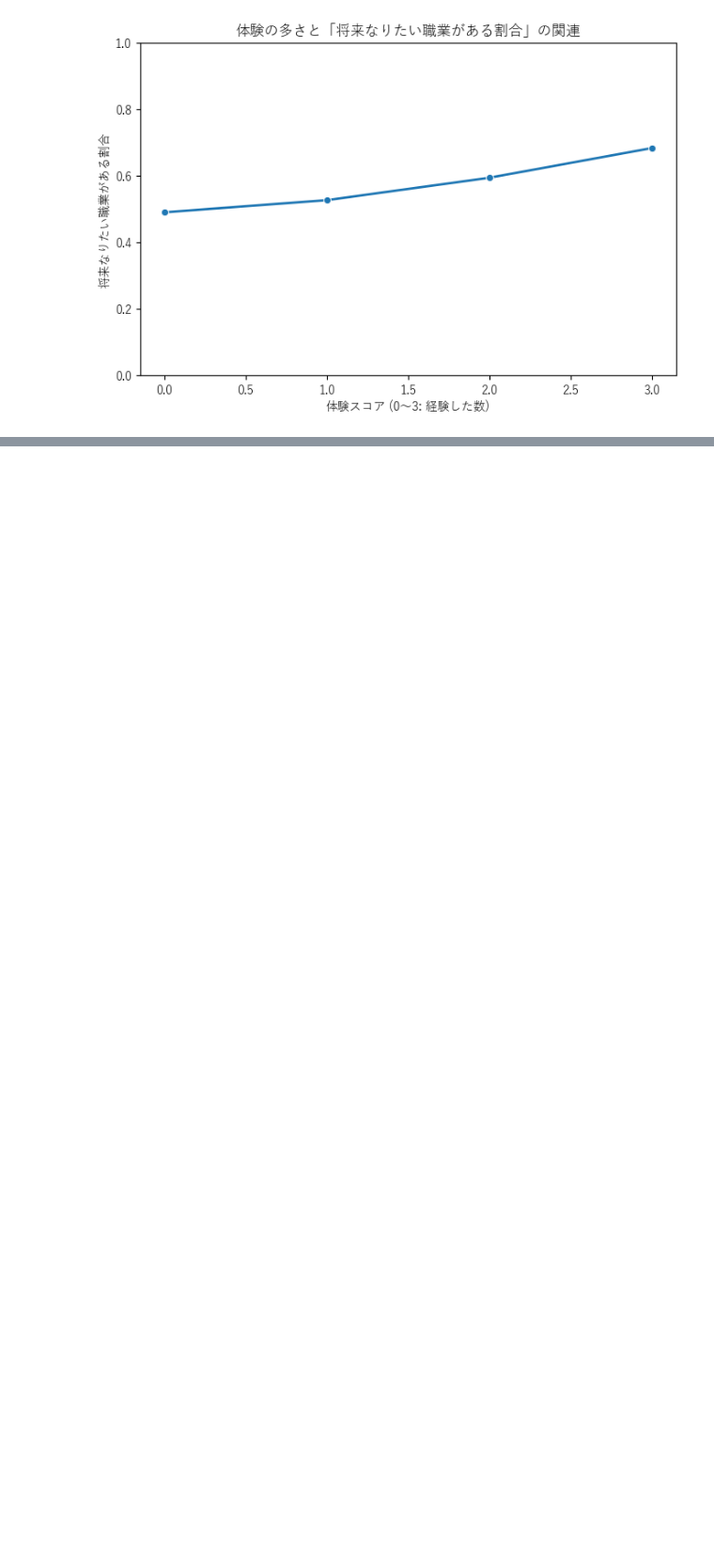
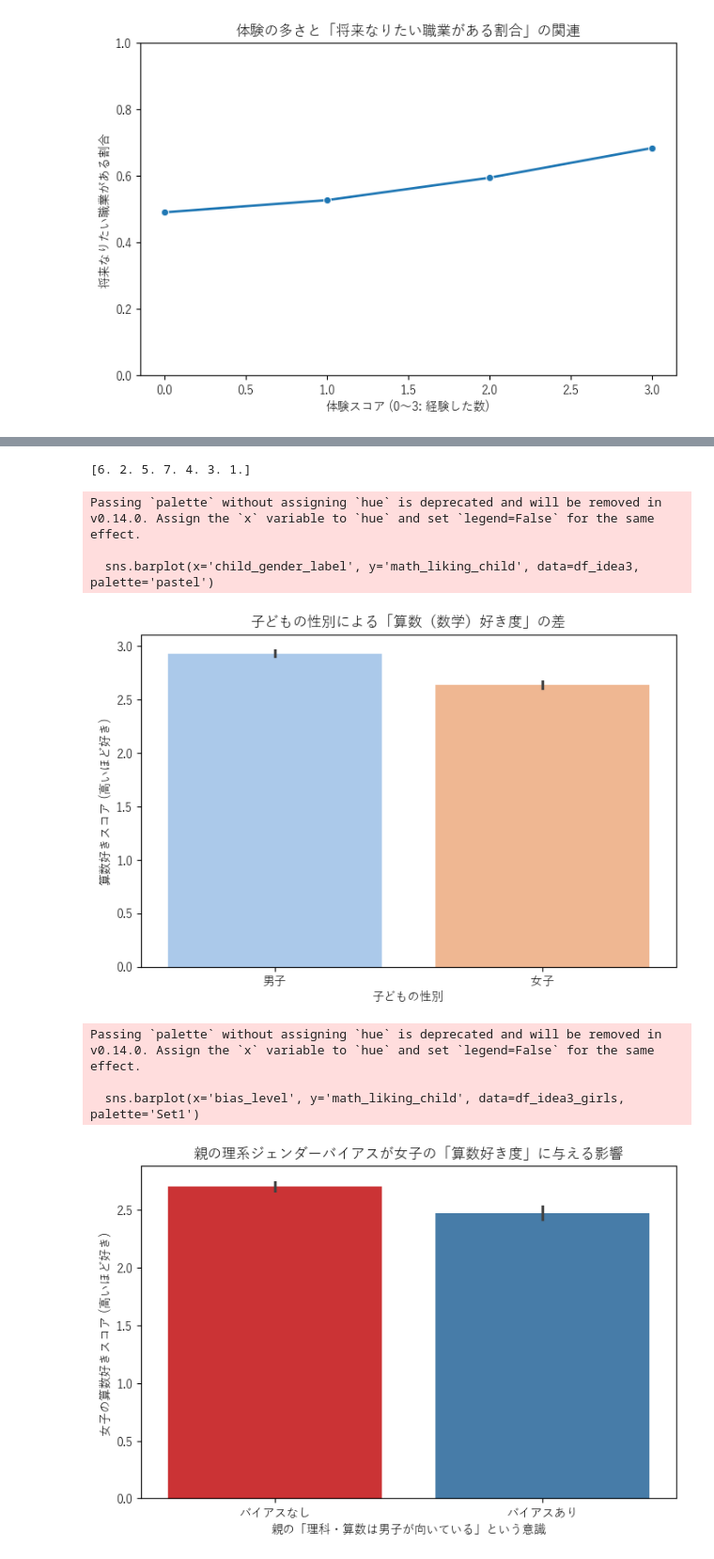
Before and after one commit to KyosukeNagai/DataScienceCompetition, a Jupyter notebook: test.ipynb, the cells around one changed output, grey strips where cells are left out. Shown at 94% size. Cells and saved outputs as stored; diff of their text form; code cells hidden in the pictures; blank space fills up the shorter version.

```diff
--- a/test.ipynb
+++ b/test.ipynb
@@ -93,0 +209,77 @@ plt.show()
+# %%
+# =========================================================
+# アイデア案3：「無意識のバイアス」による進路選択の格差（見えない壁）
+# =========================================================
+
+# 分析に必要な変数の抽出（Wave 6のデータを使用）
+columns_idea3 = [
+    'ds0000000019_w6c', # 子どもの性別 (1:男子, 2:女子)
+    'ds0000000156_w6c', # 子どもの教科好き：算数（数学） (1:とても好き〜4:まったく好きではない, 5:わからない・ない)
+    'ds0000000390_w6p', # 親の意見：算数（数学）や理科は男子のほうが向いている (1:とてもそう思う〜4:まったくそう思わない)
+    'ds0000000198_w6c'  # 子どもの将来の希望進学段階 (1:中学校まで〜7:大学院まで, 9:まだ決めていない)
+]
+
+df_idea3 = df[columns_idea3].copy()
+
+# 欠損値の処理
+for col in columns_idea3:
+    df_idea3[col] = df_idea3[col].replace(7777, np.nan)
+    df_idea3[col] = df_idea3[col].replace(8888, np.nan)
+    df_idea3[col] = df_idea3[col].replace(9999, np.nan)
+
+# 教科好きの「5:わからない・ない」、進路の「9:まだ決めていない」等も分析から除外
+df_idea3['ds0000000156_w6c'] = df_idea3['ds0000000156_w6c'].replace(5, np.nan)
+df_idea3['ds0000000198_w6c'] = df_idea3['ds0000000198_w6c'].replace([8, 9], np.nan)
+df_idea3 = df_idea3.dropna()
+
+# 子どもの算数好きスコア（大きいほど好きになるよう反転：5 - 現在の値）
+df_idea3['math_liking_child'] = 5 - df_idea3['ds0000000156_w6c']
+
+# 親の理系ジェンダーバイアススコア（大きいほど「男子が向いている」と思う：5 - 現在の値）
+df_idea3['gender_bias_parent'] = 5 - df_idea3['ds0000000390_w6p']
+
+# 大学・大学院進学希望フラグ (6:大学まで, 7:大学院まで なら 1、それ以外は 0)
+print(df_idea3['ds0000000198_w6c'].unique())
+df_idea3['aim_univ'] = df_idea3['ds0000000198_w6c'].apply(lambda x: 1 if x in [7] else 0)
+
+# 子どもの性別ラベルを作成
+df_idea3['child_gender_label'] = df_idea3['ds0000000019_w6c'].map({1.0: '男子', 2.0: '女子'})
+
+# グラフ③：子どもの性別ごとの「算数好き度」の違い
+plt.figure(figsize=(8, 5))
+sns.barplot(x='child_gender_label', y='math_liking_child', data=df_idea3, palette='pastel')
+plt.title('子どもの性別による「算数（数学）好き度」の差')
+plt.xlabel('子どもの性別')
+plt.ylabel('算数好きスコア (高いほど好き)')
+plt.show()
+
+# グラフ④：親の理系ジェンダーバイアスが強い層と弱い層での、女子の算数好き度の違い
+# 親のバイアススコアが3以上を「強い」、2以下を「弱い」と定義
+df_idea3['bias_level'] = df_idea3['gender_bias_parent'].apply(lambda x: 'バイアスあり' if x >= 3 else 'バイアスなし')
+df_idea3_girls = df_idea3[df_idea3['ds0000000019_w6c'] == 2.0] # 女子のみ抽出
+
+plt.figure(figsize=(8, 5))
+sns.barplot(x='bias_level', y='math_liking_child', data=df_idea3_girls, palette='Set1')
+plt.title('親の理系ジェンダーバイアスが女子の「算数好き度」に与える影響')
+plt.xlabel('親の「理科・算数は男子が向いている」という意識')
+plt.ylabel('女子の算数好きスコア (高いほど好き)')
+plt.show()
+
+# グラフ⑤：親の理系ジェンダーバイアスが女子の「大学院進学希望割合」に与える影響
+plt.figure(figsize=(8, 5))
+sns.barplot(x='bias_level', y='aim_univ', data=df_idea3_girls, palette='Set1')
+plt.title('親の理系ジェンダーバイアスが女子の「大学院進学希望割合」に与える影響')
+plt.xlabel('親の「理科・算数は男子が向いている」という意識')
+plt.ylabel('大学院への進学を希望する割合')
+plt.ylim(0, 1)
+plt.show()
+# %% [output]
+[6. 2. 5. 7. 4. 3. 1.]
+Passing `palette` without assigning `hue` is deprecated and will be removed in v0.14.0. Assign the `x` variable to `hue` and set `legend=False` for the same effect.
+
+  sns.barplot(x='child_gender_label', y='math_liking_child', data=df_idea3, palette='pastel')
+[figure, added]
+Passing `palette` without assigning `hue` is deprecated and will be removed in v0.14.0. Assign the `x` variable to `hue` and set `legend=False` for the same effect.
+
+  sns.barplot(x='bias_level', y='math_liking_child', data=df_idea3_girls, palette='Set1')
+[figure, added]
```
Also changed, not shown: parts of 5 cells of this notebook, 2 other files.
